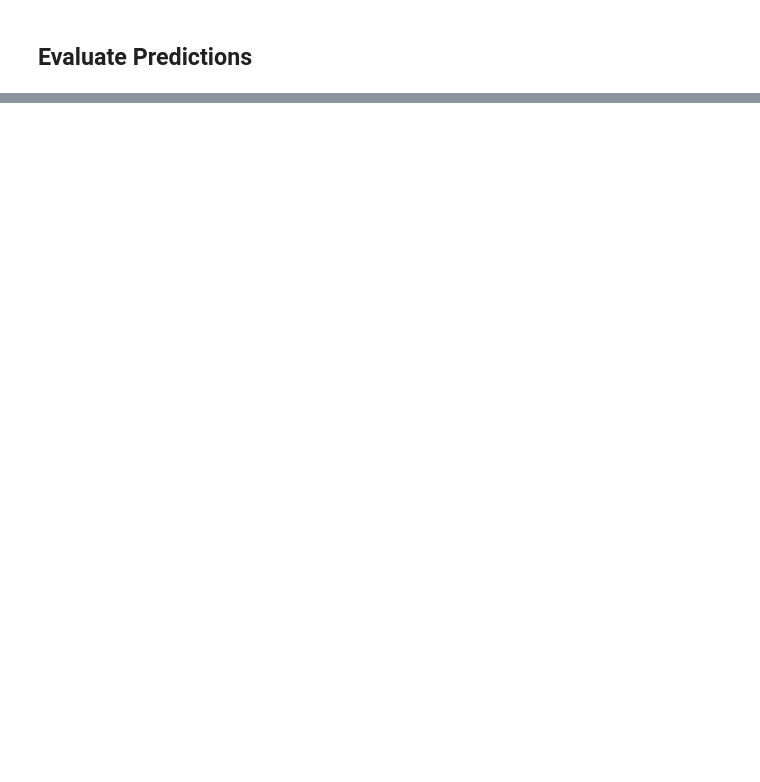
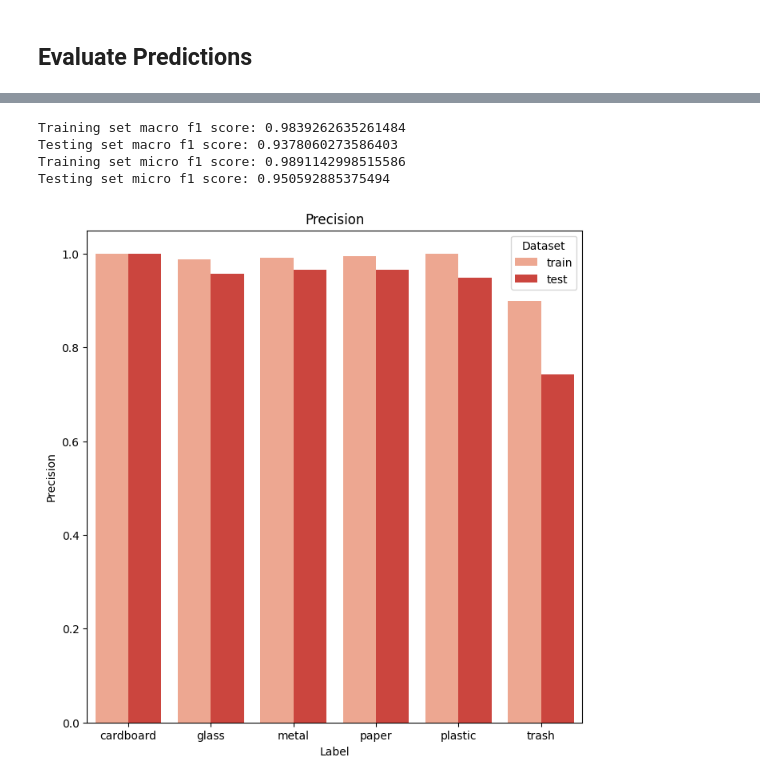
Before and after one commit to dyscott/sifting-through-trash, a Jupyter notebook: model-eval.ipynb, the cells around one changed output, grey strips where cells are left out. Cells and saved outputs as stored; diff of their text form; code cells hidden in the pictures; blank space fills up the shorter version.

```diff
--- a/model-eval.ipynb
+++ b/model-eval.ipynb
@@ -110,18 +151,57 @@ print("Testing set balanced accuracy: "  +str(test_acc))
+# %%
+# Macro and Micro F1-score
+from sklearn.metrics import f1_score
+
+train_macro_f1 =  f1_score(train_preds['label'], train_preds['pred'], average='macro')
+test_macro_f1 =  f1_score(test_preds['label'], test_preds['pred'], average='macro')
+
+print("Training set macro f1 score: " + str(train_macro_f1))
+print("Testing set macro f1 score: " + str(test_macro_f1))
+
+train_micro_f1 =  f1_score(train_preds['label'], train_preds['pred'], average='micro')
+test_micro_f1 =  f1_score(test_preds['label'], test_preds['pred'], average='micro')
+
+print("Training set micro f1 score: " + str(train_micro_f1))
+print("Testing set micro f1 score: " + str(test_micro_f1))
+
+# Export metrics
+df = pd.DataFrame({
+    "accuracy": [train_acc, test_acc],
+    "balanced_accuracy": [train_bal_acc, test_bal_acc],
+    "macro_f1": [train_macro_f1, test_macro_f1],
+    "micro_f1": [train_micro_f1, test_micro_f1]
+}, index=["train", "test"])
+df.to_csv(f"eval/metrics-{model_name}.csv")
+# %% [output]
+Training set macro f1 score: 0.9839262635261484
+Testing set macro f1 score: 0.9378060273586403
+Training set micro f1 score: 0.9891142998515586
+Testing set micro f1 score: 0.950592885375494
 # %%
-#Precision
+# Precision
 from sklearn.metrics import precision_score
 from sklearn.metrics import recall_score
 import seaborn as sns
+import pandas as pd
 
 train_prec = precision_score(train_preds['label'], train_preds['pred'], average=None)
 test_prec = precision_score(test_preds['label'], test_preds['pred'], average=None)
+df = pd.DataFrame({'label': labels, 'train': train_prec, 'test': test_prec})
+dfm = pd.melt(df, id_vars=['label'], value_vars=['train', 'test'])
 
-fig, ax = plt.subplots(1, 2, figsize=(16, 8))
-sns.barplot(train_prec, annot=True, x=labels,  ax=ax[0], fmt='.4f', cmap='Blues')
-sns.barplot(test_prec, annot=True, x=labels, ax=ax[1], fmt='.4f', cmap='Blues')
-ax[0].set_title("Train precisions")
-ax[1].set_title("Test precisions")
-ax[0].set_xlabel("Label")
-ax[1].set_xlabel("label")
+fig, ax = plt.subplots(figsize=(8, 8))
+sns.barplot(x='label', y='value', hue='variable', data=dfm, ax=ax, palette="Reds")
+ax.set_title("Precision")
+ax.set_xlabel("Label")
+ax.set_ylabel("Precision")
+ax.legend(title="Dataset")
 plt.show()
+
+# Export precision
+df.to_csv(f"eval/precision-{model_name}.csv")
+
+# Export plot
+fig.savefig(f"eval/precision-{model_name}.png", dpi=300)
+# %% [output]
+[figure, added]
 # %%
```
Also changed, not shown: parts of 8 cells of this notebook, 33 other files.
